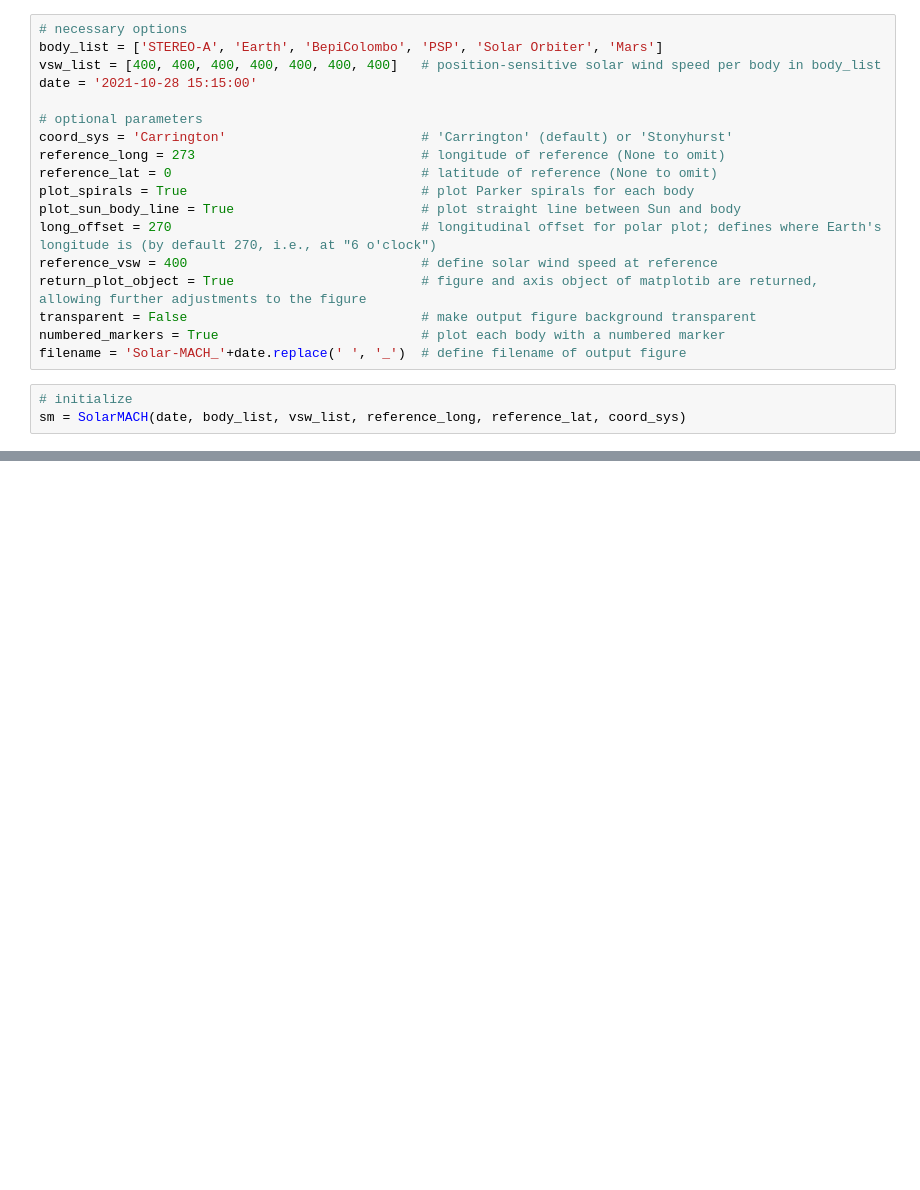
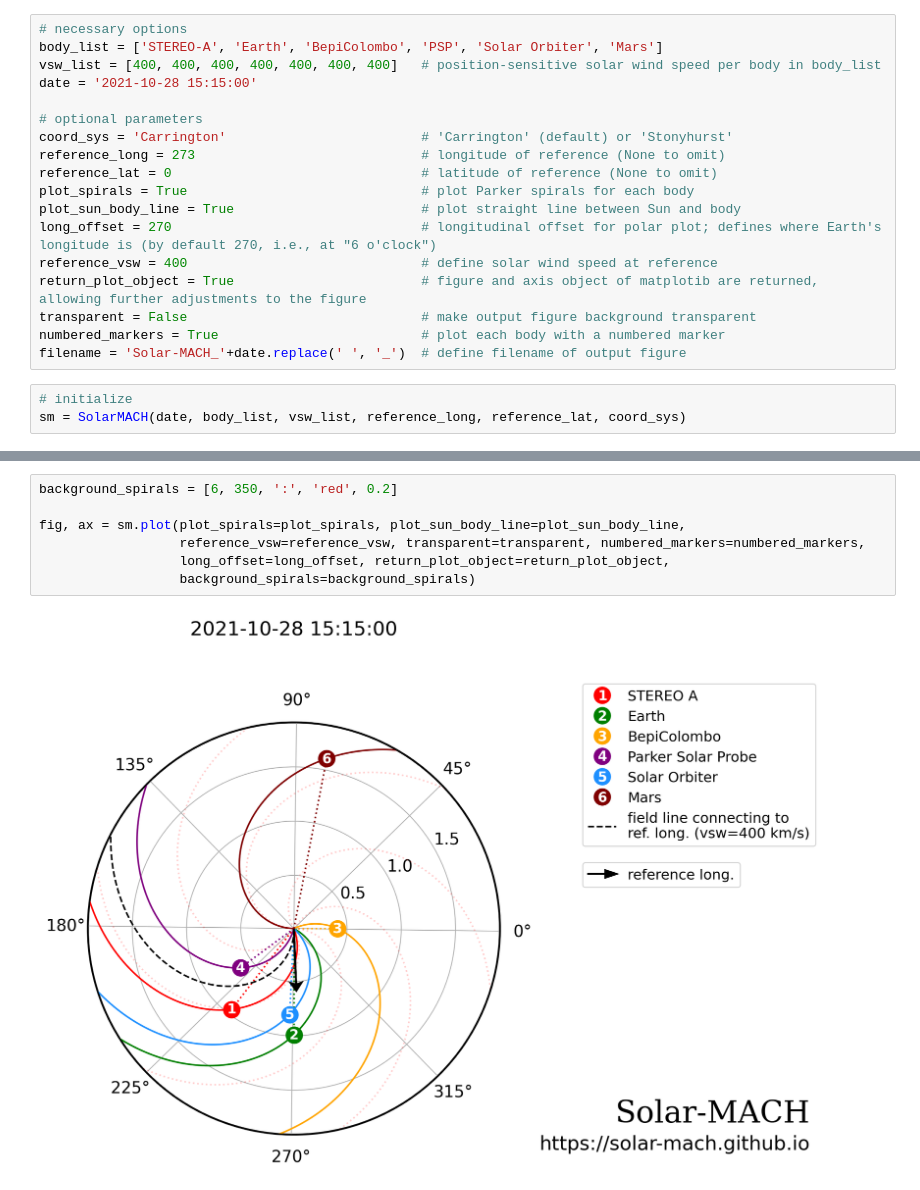
Before and after one commit to jgieseler/solarmach, a Jupyter notebook: examples/example.ipynb, the cells around one changed output, grey strips where cells are left out. Drawn from its saved outputs; the diff is of its cells as text; blank space fills up the shorter version.

```diff
--- a/examples/example.ipynb
+++ b/examples/example.ipynb
@@ -50,0 +54,9 @@ sm.coord_table
+# %%
+background_spirals = [6, 350, ':', 'red', 0.2]
+
+fig, ax = sm.plot(plot_spirals=plot_spirals, plot_sun_body_line=plot_sun_body_line,
+                  reference_vsw=reference_vsw, transparent=transparent, numbered_markers=numbered_markers,
+                  long_offset=long_offset, return_plot_object=return_plot_object,
+                  background_spirals=background_spirals)
+# %% [output]
+[figure, added]
```
Also changed, not shown: parts of 7 cells of this notebook.
